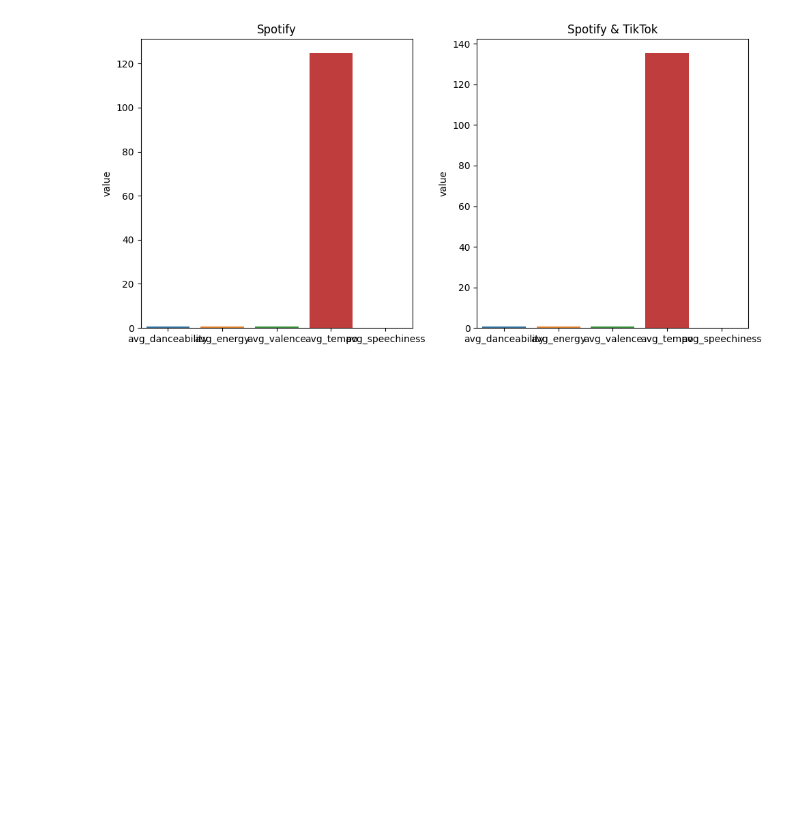
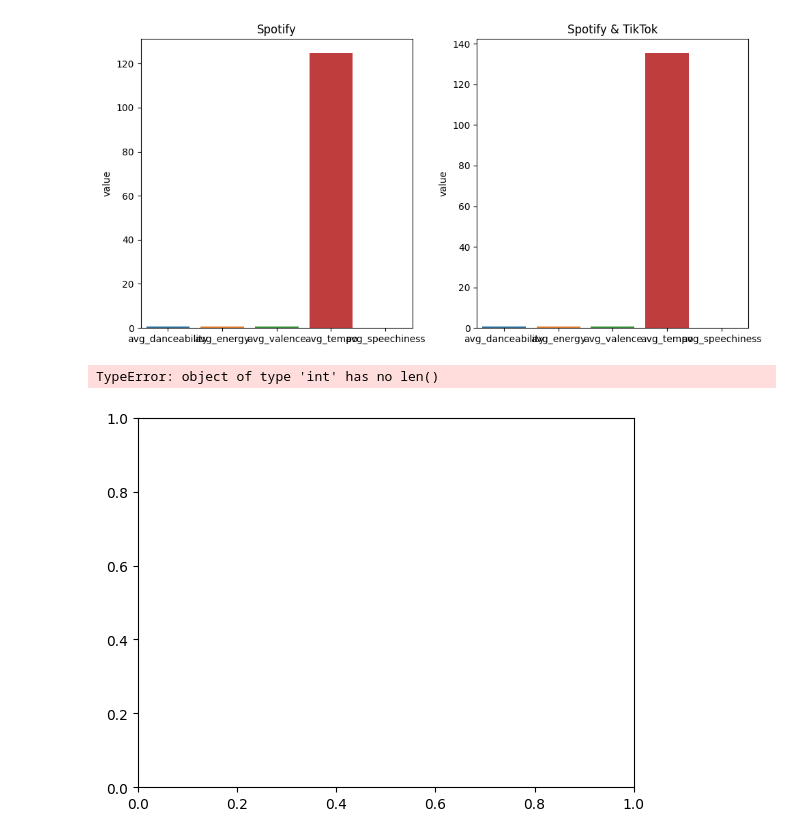
Before and after one commit to KejviBode/spotify_tiktok, a Jupyter notebook: SNS_pdf/daily_visualisations.ipynb, the cells around one changed output. Saved outputs shown, nothing was run; the diff lists cells and outputs as text; code cells hidden in the pictures; blank space fills up the shorter version.

```diff
--- a/SNS_pdf/daily_visualisations.ipynb
+++ b/SNS_pdf/daily_visualisations.ipynb
@@ -118,3 +126,12 @@ plt.tight_layout()
 plt.show()
 # %% [output]
 [figure]
+# %%
+table_ = {"new_artists":[1,2,3,4,5],
+         "new_tracks":[6,7,8,9,10]}
+
+fig, ax = plt.subplots()
+ax.table(cellText=[1, 2, 3, 4, 5], colLabels="new_artists", loc='centre')
+# %% [output]
+TypeError: object of type 'int' has no len()
+[figure, added]
```
Also changed, not shown: parts of 5 cells of this notebook, 5 other files.
